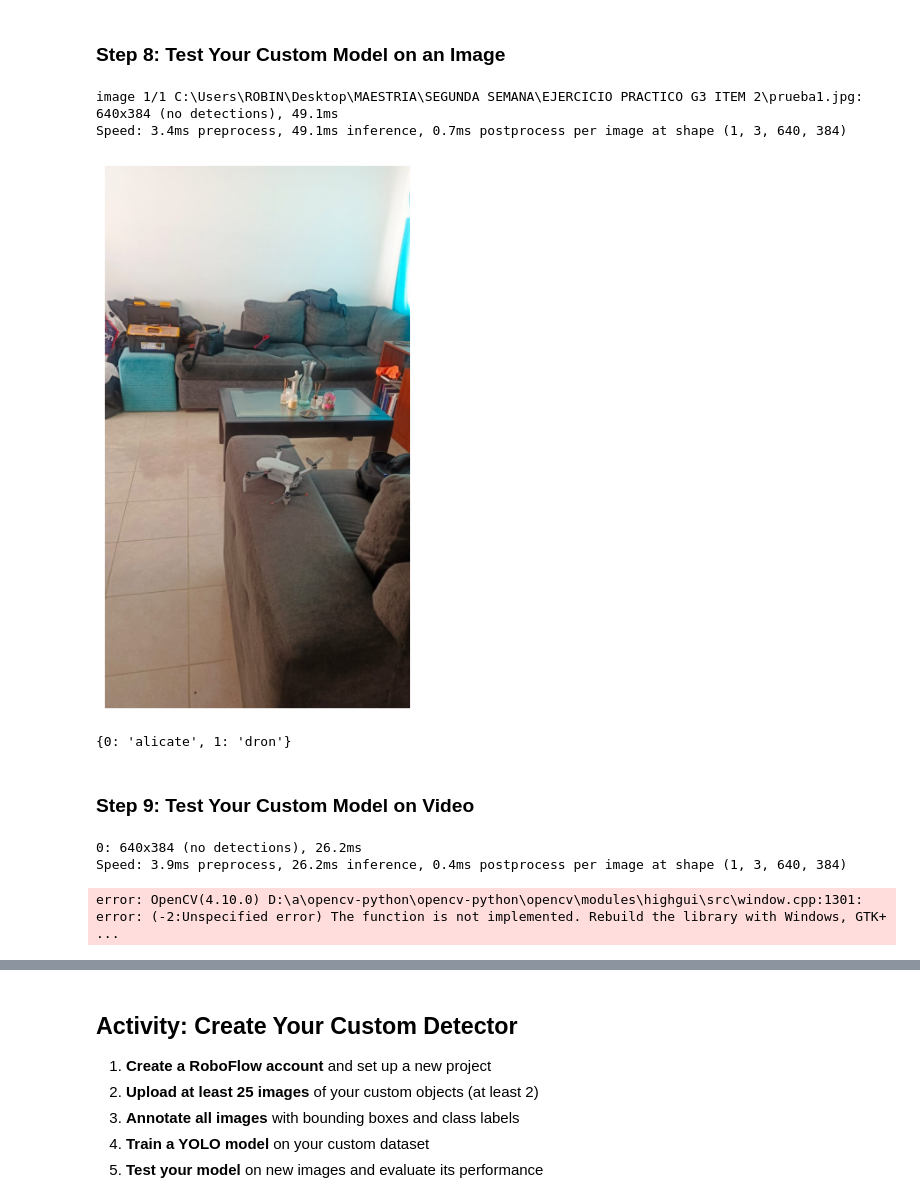
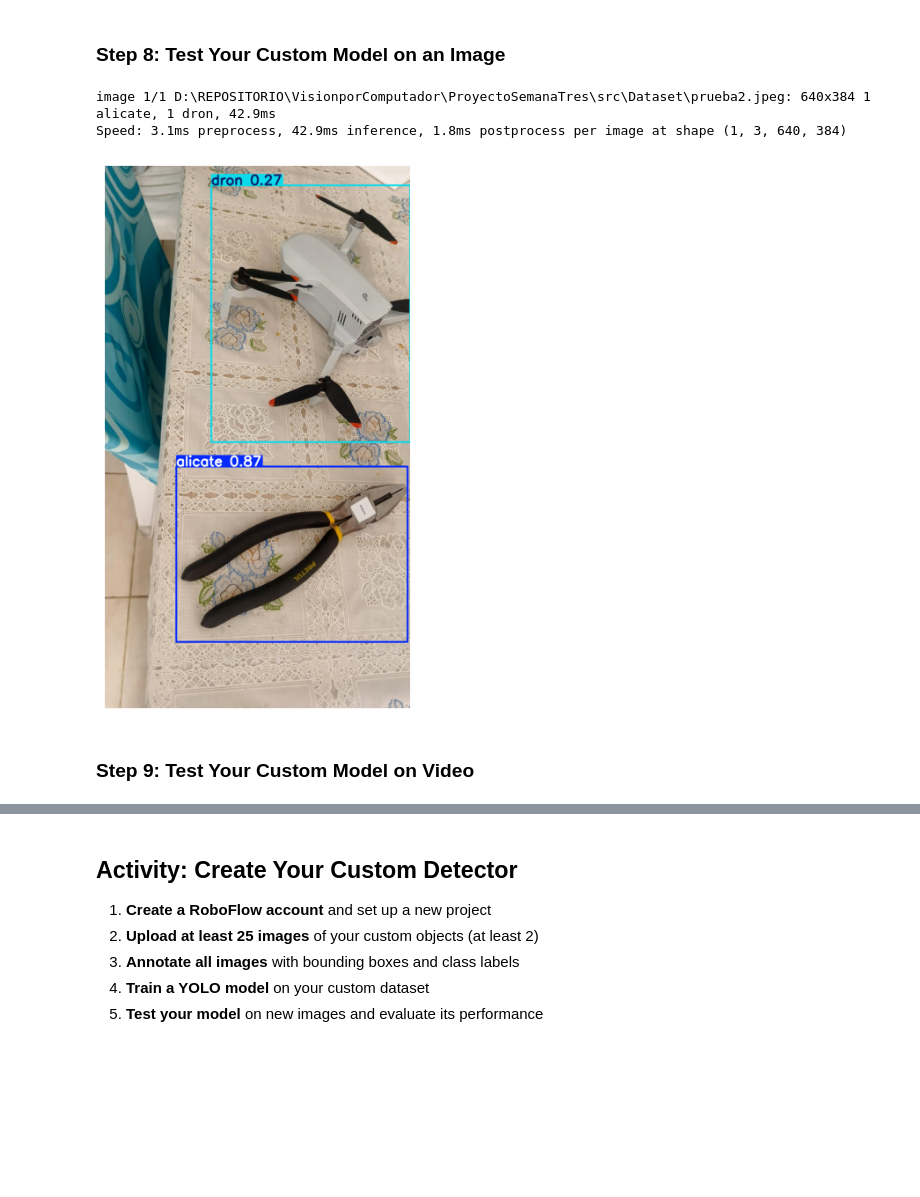
Before and after one commit to manuelchoez/VisionporComputador, a Jupyter notebook: ProyectoSemanaTres/src/Code/3. Custom YOLO Object Detection with Roboflow.ipynb, the cells around one changed output, grey strips where cells are left out. Saved outputs shown, nothing was run; the diff lists cells and outputs as text; code cells hidden in the pictures; blank space fills up the shorter version.

Commit message:
proyecto3

```diff
--- a/ProyectoSemanaTres/src/Code/3. Custom YOLO Object Detection with Roboflow.ipynb
+++ b/ProyectoSemanaTres/src/Code/3. Custom YOLO Object Detection with Roboflow.ipynb
@@ -168,66 +168,26 @@ SyntaxError: 'SEMANA\EJERCICIO' is not a valid YOLO argument.
 ### **Step 8: Test Your Custom Model on an Image**
 # %%
 # Load your custom trained model
-custom_model = YOLO(r'C:\Users\ROBIN\Desktop\MAESTRIA\SEGUNDA SEMANA\EJERCICIO PRACTICO G3 ITEM 2\runs\detect\custom_yolo_model7\weights\best.pt')
+custom_model = YOLO(r'D:\REPOSITORIO\VisionporComputador\ProyectoSemanaTres\src\Code\runs\detect\custom_yolo_model2\weights\best.pt')
 
 # Test on a sample image
-results = custom_model(r'C:\Users\ROBIN\Desktop\MAESTRIA\SEGUNDA SEMANA\EJERCICIO PRACTICO G3 ITEM 2\prueba1.jpg', conf=0.6)
+results = custom_model(r'D:\REPOSITORIO\VisionporComputador\ProyectoSemanaTres\src\Dataset\prueba2.jpeg', conf=0.25)
 
 # Display results
 %matplotlib inline
 for result in results:
     img = result.plot()  # Plot detections
     img_rgb = cv2.cvtColor(img, cv2.COLOR_BGR2RGB)
     plt.figure(figsize=(12, 8))
     plt.imshow(img_rgb)
     plt.axis('off')
     plt.show()
 # %% [output]
-image 1/1 C:\Users\ROBIN\Desktop\MAESTRIA\SEGUNDA SEMANA\EJERCICIO PRACTICO G3 ITEM 2\prueba1.jpg: 640x384 (no detections), 49.1ms
-Speed: 3.4ms preprocess, 49.1ms inference, 0.7ms postprocess per image at shape (1, 3, 640, 384)
+image 1/1 D:\REPOSITORIO\VisionporComputador\ProyectoSemanaTres\src\Dataset\prueba2.jpeg: 640x384 1 alicate, 1 dron, 42.9ms
+Speed: 3.1ms preprocess, 42.9ms inference, 1.8ms postprocess per image at shape (1, 3, 640, 384)
-[figure, old version]
+[figure, new version]
-# %%
-print(custom_model.names)
-# %% [output]
-{0: 'alicate', 1: 'dron'}
 # %% [markdown]
 ### **Step 9: Test Your Custom Model on Video**
-# %%
-# Cargar modelo entrenado
-model = YOLO(
-    r'C:\Users\ROBIN\Desktop\MAESTRIA\SEGUNDA SEMANA\EJERCICIO PRACTICO G3 ITEM 2\runs\detect\custom_yolo_model\weights\best.pt'
-)
-
-# Ruta del video
-video_path = r'C:\Users\ROBIN\Desktop\MAESTRIA\SEGUNDA SEMANA\EJERCICIO PRACTICO G3 ITEM 2\video1.mp4'
-
-# Abrir video
-cap = cv2.VideoCapture(video_path)
-
-while cap.isOpened():
-    ret, frame = cap.read()
-    if not ret:
-        break
-
-    # Detección
-    results = model(frame, conf=0.25)
-
-    # Dibujar detecciones
-    annotated_frame = results[0].plot()
-
-    # Mostrar video
-    cv2.imshow('YOLO - Detección en Video', annotated_frame)
-
-    # Salir con la tecla Q
-    if cv2.waitKey(1) & 0xFF == ord('q'):
-        break
-
-cap.release()
-cv2.destroyAllWindows()
-# %% [output]
-0: 640x384 (no detections), 26.2ms
-Speed: 3.9ms preprocess, 26.2ms inference, 0.4ms postprocess per image at shape (1, 3, 640, 384)
-error: OpenCV(4.10.0) D:\a\opencv-python\opencv-python\opencv\modules\highgui\src\window.cpp:1301: error: (-2:Unspecified error) The function is not implemented. Rebuild the library with Windows, GTK+ ...
 # %%
 from ultralytics import YOLO
 import cv2
```
Also changed, not shown: parts of 10 cells of this notebook.
